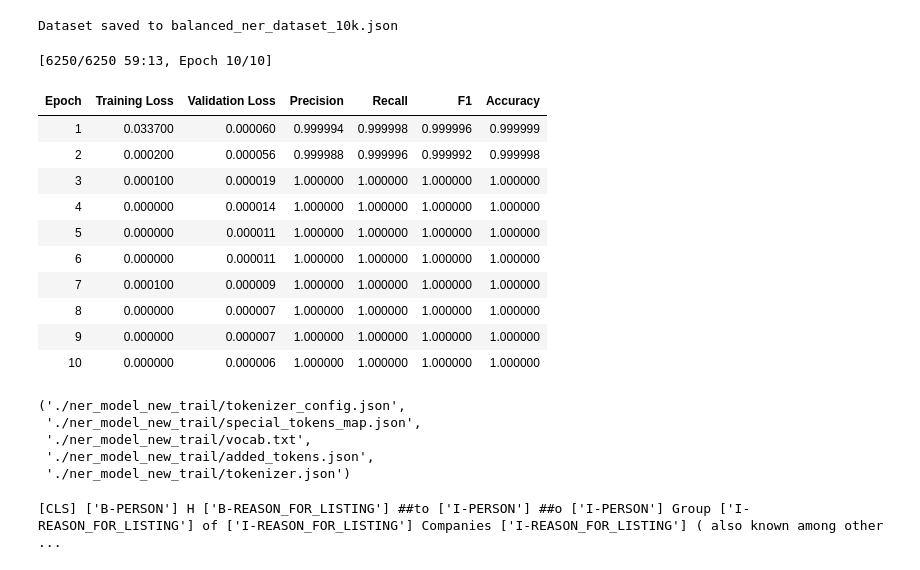
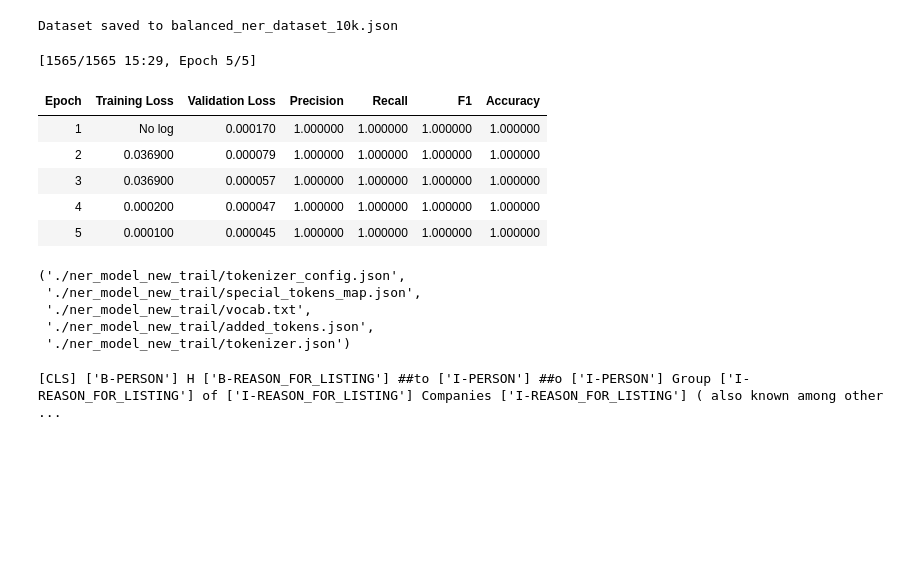
Before and after one commit to Joshuaakaspace/tools2, a Jupyter notebook: NER (1).ipynb, the cells around one changed output. Drawn from its saved outputs; the diff is of its cells as text; code cells hidden in the pictures; blank space fills up the shorter version.

```diff
--- a/NER (1).ipynb
+++ b/NER (1).ipynb
@@ -35,7 +35,7 @@ def load_ner_dataset(file_path):
         data = json.load(f)
     return data
 
-dataset_file = '/content/balanced_ner_dataset_10k.json'
+dataset_file = '/content/balanced_conditions_ner_records.json'
 dataset = load_ner_dataset(dataset_file)
 # %%
 # Load the tokenizer and model from Hugging Face
@@ -363,7 +416,7 @@ import torch
 
 # Simplified label list based on the requested fields: Name, Also Known As, Date of Birth
 label_list = ["O", "B-NAME", "I-NAME", "B-ALSO_KNOWN_AS", "I-ALSO_KNOWN_AS",
-              "B-DATE_OF_BIRTH", "I-DATE_OF_BIRTH"]
+              "B-DATE_OF_BIRTH", "I-DATE_OF_BIRTH","B-OTHER_INFORMATION", "I-OTHER_INFORMATION"]
 
 # Load the metric for sequence evaluation
 metric = evaluate.load("seqeval")
@@ -400,45 +453,40 @@ def compute_metrics(p):
     }
 
 # Set up training arguments
 training_args = TrainingArguments(
     output_dir="./results",
     evaluation_strategy="epoch",
     learning_rate=2e-5,
     per_device_train_batch_size=16,
     per_device_eval_batch_size=16,
-    num_train_epochs=10,
+    num_train_epochs=5,
     weight_decay=0.01,
 )
 
 # Create a Trainer object
 trainer = Trainer(
     model=model,
     args=training_args,
     train_dataset=tokenized_dataset,  # Assuming tokenized_dataset is your training dataset
     eval_dataset=tokenized_dataset,   # Assuming tokenized_dataset is also your eval dataset
     tokenizer=tokenizer,
     compute_metrics=compute_metrics
 )
 
 # Start training
 trainer.train()
 
 # Save the final model and tokenizer
 trainer.save_model("./ner_model_new_trail")
 tokenizer.save_pretrained("./ner_model_new_trail")
 # %% [output]
-[6250/6250 59:13, Epoch 10/10]
+[1565/1565 15:29, Epoch 5/5]
 | Epoch | Training Loss | Validation Loss | Precision | Recall | F1 | Accuracy |
-| 1 | 0.033700 | 0.000060 | 0.999994 | 0.999998 | 0.999996 | 0.999999 |
-| 2 | 0.000200 | 0.000056 | 0.999988 | 0.999996 | 0.999992 | 0.999998 |
-| 3 | 0.000100 | 0.000019 | 1.000000 | 1.000000 | 1.000000 | 1.000000 |
-| 4 | 0.000000 | 0.000014 | 1.000000 | 1.000000 | 1.000000 | 1.000000 |
-| 5 | 0.000000 | 0.000011 | 1.000000 | 1.000000 | 1.000000 | 1.000000 |
-| 6 | 0.000000 | 0.000011 | 1.000000 | 1.000000 | 1.000000 | 1.000000 |
-| 7 | 0.000100 | 0.000009 | 1.000000 | 1.000000 | 1.000000 | 1.000000 |
-| 8 | 0.000000 | 0.000007 | 1.000000 | 1.000000 | 1.000000 | 1.000000 |
-| 9 | 0.000000 | 0.000007 | 1.000000 | 1.000000 | 1.000000 | 1.000000 |
-| 10 | 0.000000 | 0.000006 | 1.000000 | 1.000000 | 1.000000 | 1.000000 |
+| 1 | No log | 0.000170 | 1.000000 | 1.000000 | 1.000000 | 1.000000 |
+| 2 | 0.036900 | 0.000079 | 1.000000 | 1.000000 | 1.000000 | 1.000000 |
+| 3 | 0.036900 | 0.000057 | 1.000000 | 1.000000 | 1.000000 | 1.000000 |
+| 4 | 0.000200 | 0.000047 | 1.000000 | 1.000000 | 1.000000 | 1.000000 |
+| 5 | 0.000100 | 0.000045 | 1.000000 | 1.000000 | 1.000000 | 1.000000 |
 ('./ner_model_new_trail/tokenizer_config.json',
  './ner_model_new_trail/special_tokens_map.json',
  './ner_model_new_trail/vocab.txt',
```
Also changed, not shown: parts of 8 cells of this notebook.
